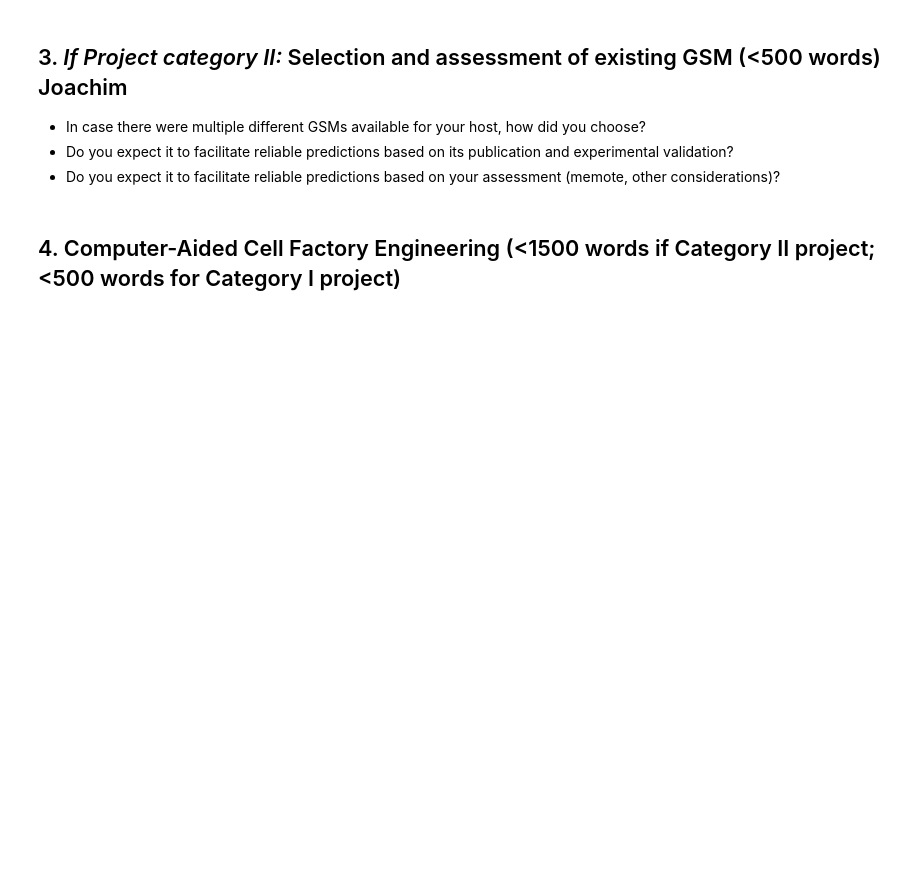
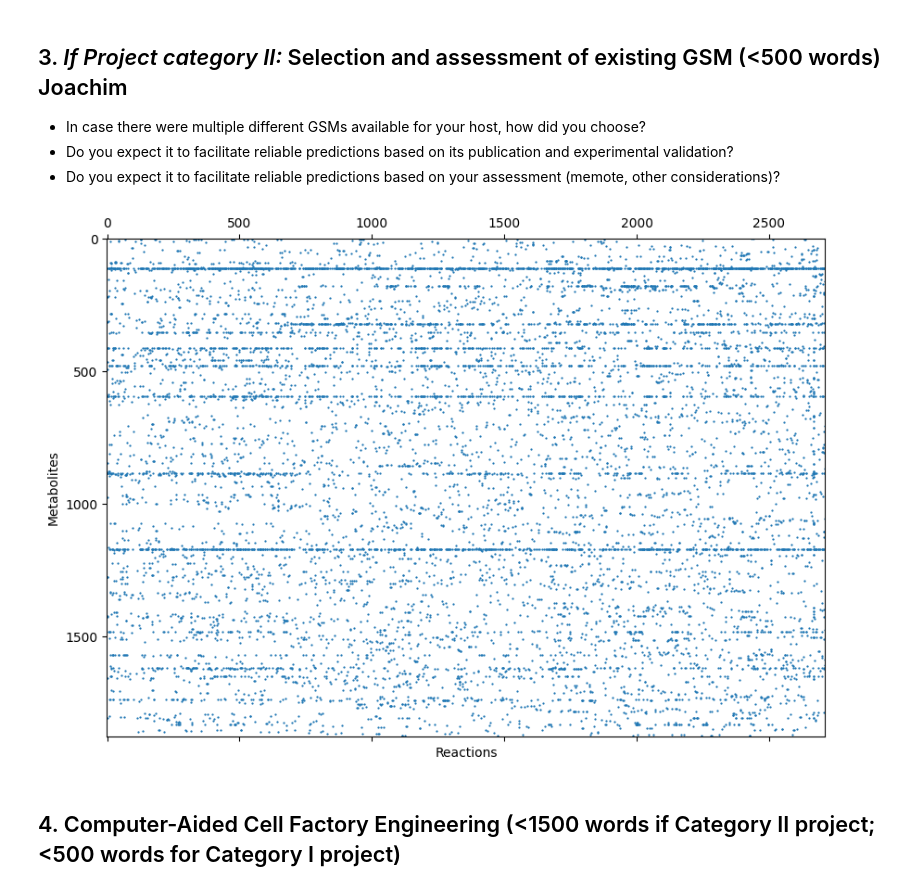
Before and after one commit to 27410/27410-group-assigment-group_2, a Jupyter notebook: Report.ipynb, the cells around one changed output. Cells and saved outputs as stored; diff of their text form; code cells hidden in the pictures; blank space fills up the shorter version.

Commit message:
Added the plot of the stoichiometric matrix to the Report

```diff
--- a/Report.ipynb
+++ b/Report.ipynb
@@ -19,3 +25,16 @@ The goal of the project is to suggest an engineering strategy for the heterologo
+# %%
+### Load chosen E. coli model:
+model = read_sbml_model('iML1515.xml')
+# %%
+# Plot S-matrix
+S = create_stoichiometric_matrix(model)
+plt.figure(figsize=(10,10))
+plt.spy(S, precision=0.01, markersize=0.6)
+plt.xlabel('Reactions')
+plt.ylabel('Metabolites')
+plt.show()
+# %% [output]
+[figure, added]
 # %% [markdown]
 ## 4. Computer-Aided Cell Factory Engineering (<1500 words if Category II project; <500 words for Category I project)
 # %% [markdown]
```
Also changed, not shown: parts of 1 cell of this notebook.
